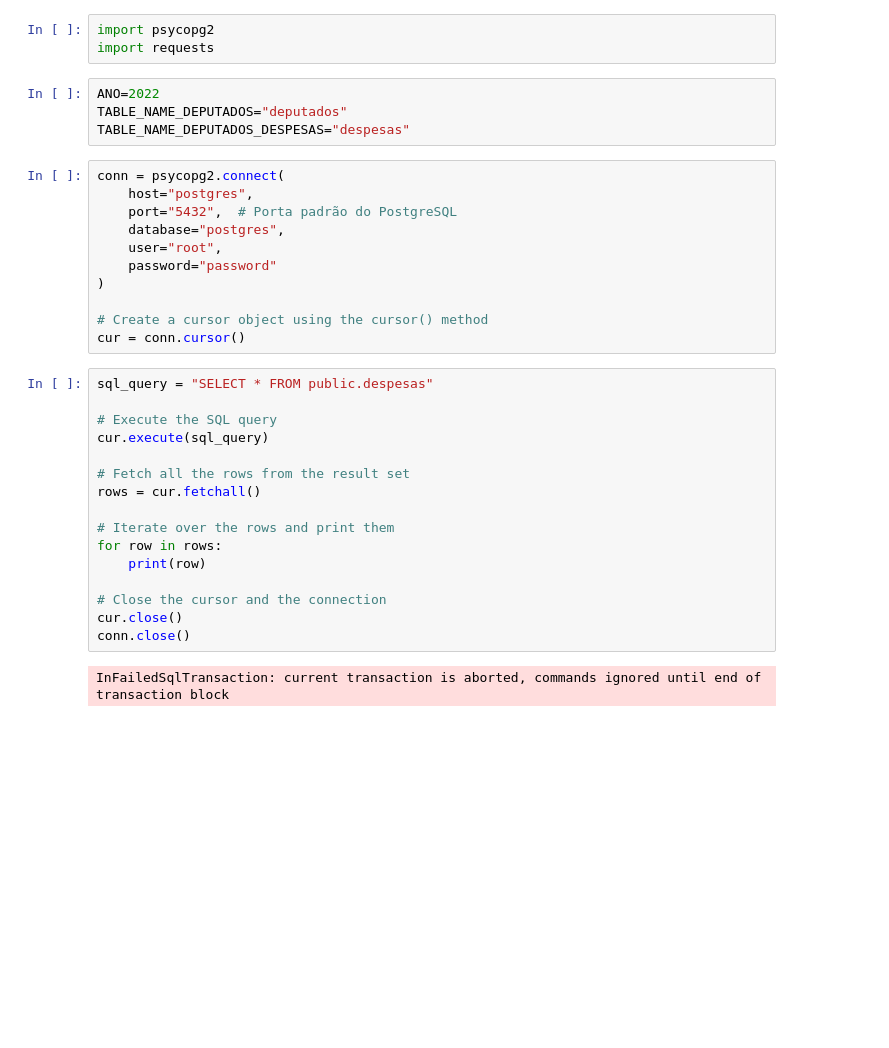
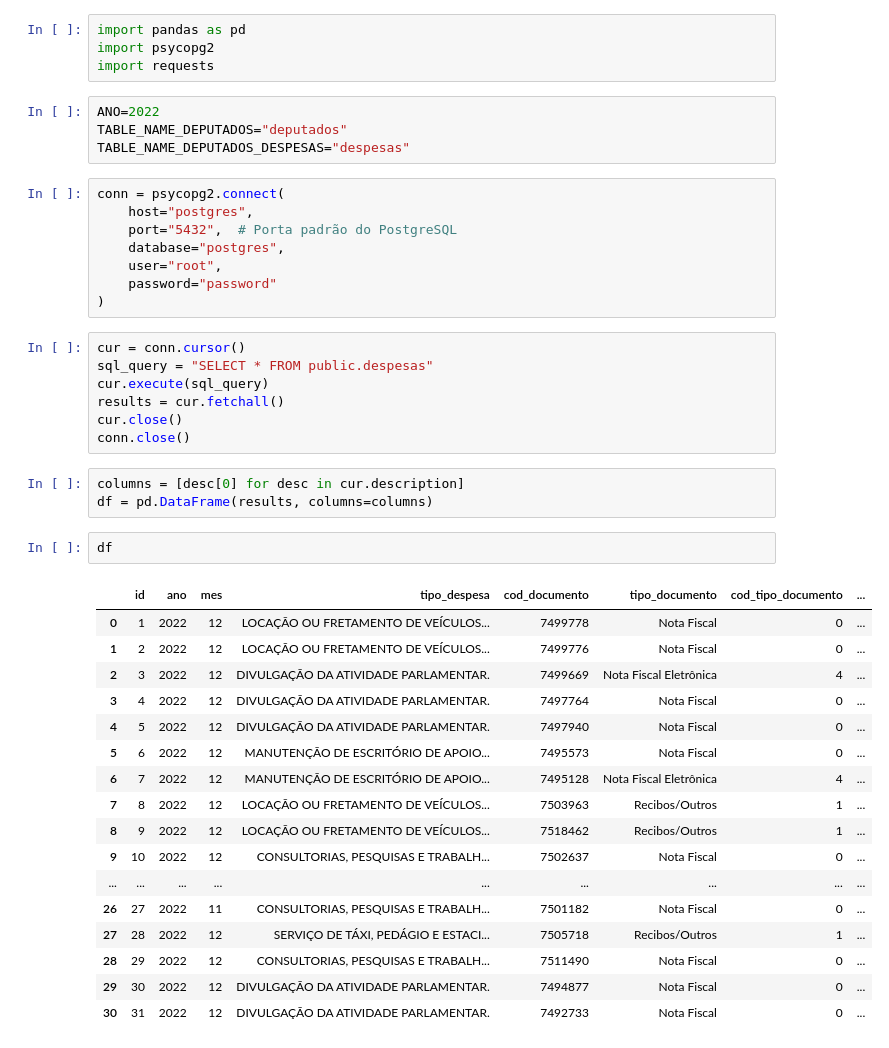
Before and after one commit to borgettas/iesb-projeto-integrador-ii, a Jupyter notebook: app/analytics/exploration.ipynb, the cells around one changed output. Cells and saved outputs as stored; diff of their text form; blank space fills up the shorter version.

```diff
--- a/app/analytics/exploration.ipynb
+++ b/app/analytics/exploration.ipynb
@@ -8,4 +20,5 @@ Successfully installed psycopg2-binary-2.9.9
 # %%
+import pandas as pd
 import psycopg2
 import requests
 # %%
@@ -20,24 +33,33 @@ conn = psycopg2.connect(
     user="root",
     password="password"
 )
-
-# Create a cursor object using the cursor() method
-cur = conn.cursor()
 # %%
+cur = conn.cursor()
 sql_query = "SELECT * FROM public.despesas"
-
-# Execute the SQL query
 cur.execute(sql_query)
-
-# Fetch all the rows from the result set
-rows = cur.fetchall()
-
-# Iterate over the rows and print them
-for row in rows:
-    print(row)
-
-# Close the cursor and the connection
+results = cur.fetchall()
 cur.close()
 conn.close()
-# %% [output]
-InFailedSqlTransaction: current transaction is aborted, commands ignored until end of transaction block
+# %%
+columns = [desc[0] for desc in cur.description]
+df = pd.DataFrame(results, columns=columns)
+# %%
+df
+# %% [output]
+|  | id | ano | mes | tipo_despesa | cod_documento | tipo_documento | cod_tipo_documento | ... |
+| 0 | 1 | 2022 | 12 | LOCAÇÃO OU FRETAMENTO DE VEÍCULOS... | 7499778 | Nota Fiscal | 0 | ... |
+| 1 | 2 | 2022 | 12 | LOCAÇÃO OU FRETAMENTO DE VEÍCULOS... | 7499776 | Nota Fiscal | 0 | ... |
+| 2 | 3 | 2022 | 12 | DIVULGAÇÃO DA ATIVIDADE PARLAMENTAR. | 7499669 | Nota Fiscal Eletrônica | 4 | ... |
+| 3 | 4 | 2022 | 12 | DIVULGAÇÃO DA ATIVIDADE PARLAMENTAR. | 7497764 | Nota Fiscal | 0 | ... |
+| 4 | 5 | 2022 | 12 | DIVULGAÇÃO DA ATIVIDADE PARLAMENTAR. | 7497940 | Nota Fiscal | 0 | ... |
+| 5 | 6 | 2022 | 12 | MANUTENÇÃO DE ESCRITÓRIO DE APOIO... | 7495573 | Nota Fiscal | 0 | ... |
+| 6 | 7 | 2022 | 12 | MANUTENÇÃO DE ESCRITÓRIO DE APOIO... | 7495128 | Nota Fiscal Eletrônica | 4 | ... |
+| 7 | 8 | 2022 | 12 | LOCAÇÃO OU FRETAMENTO DE VEÍCULOS... | 7503963 | Recibos/Outros | 1 | ... |
+| 8 | 9 | 2022 | 12 | LOCAÇÃO OU FRETAMENTO DE VEÍCULOS... | 7518462 | Recibos/Outros | 1 | ... |
+| 9 | 10 | 2022 | 12 | CONSULTORIAS, PESQUISAS E TRABALH... | 7502637 | Nota Fiscal | 0 | ... |
+| ... | ... | ... | ... | ... | ... | ... | ... | ... |
+| 26 | 27 | 2022 | 11 | CONSULTORIAS, PESQUISAS E TRABALH... | 7501182 | Nota Fiscal | 0 | ... |
+| 27 | 28 | 2022 | 12 | SERVIÇO DE TÁXI, PEDÁGIO E ESTACI... | 7505718 | Recibos/Outros | 1 | ... |
+| 28 | 29 | 2022 | 12 | CONSULTORIAS, PESQUISAS E TRABALH... | 7511490 | Nota Fiscal | 0 | ... |
+| 29 | 30 | 2022 | 12 | DIVULGAÇÃO DA ATIVIDADE PARLAMENTAR. | 7494877 | Nota Fiscal | 0 | ... |
+| 30 | 31 | 2022 | 12 | DIVULGAÇÃO DA ATIVIDADE PARLAMENTAR. | 7492733 | Nota Fiscal | 0 | ... |
```
Also changed, not shown: parts of 7 cells of this notebook, 2 other files.
